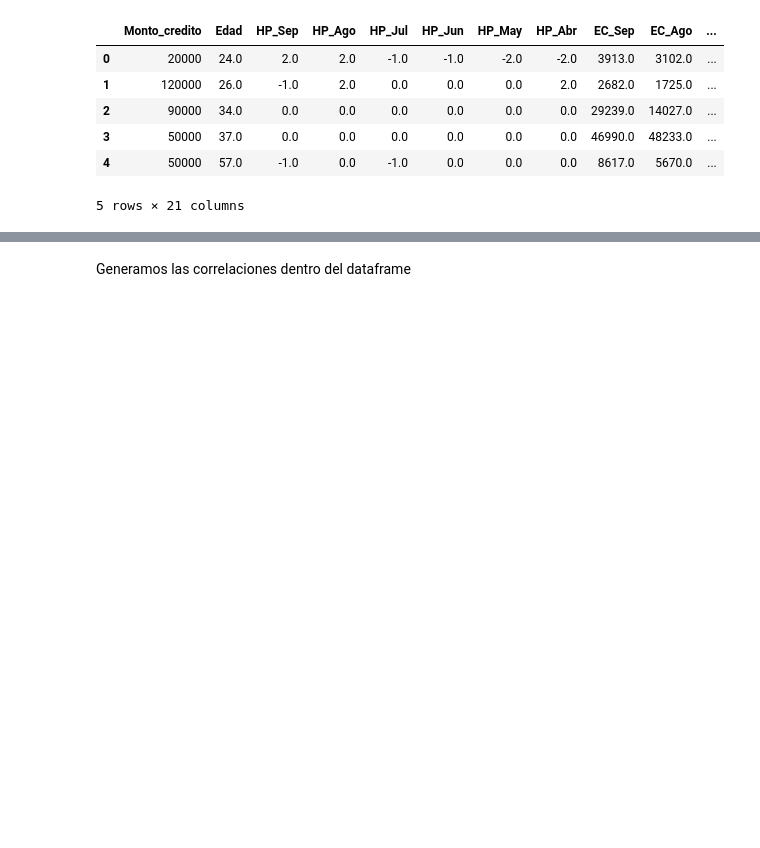
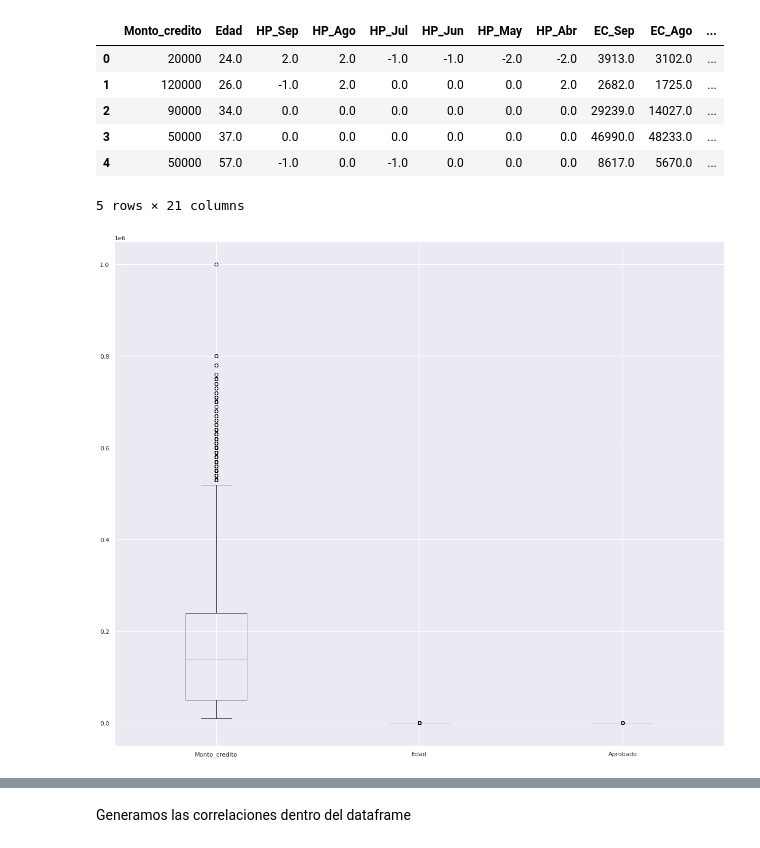
Before and after one commit to PosgradoMNA/actividades-del-projecto-equipo_56, a Jupyter notebook: Actividad1_Equipo56.ipynb, the cells around one changed output, grey strips where cells are left out. Saved outputs shown, nothing was run; the diff lists cells and outputs as text; code cells hidden in the pictures; blank space fills up the shorter version.

Commit message:
BoxPlot

```diff
--- a/Actividad1_Equipo56.ipynb
+++ b/Actividad1_Equipo56.ipynb
@@ -578,7 +578,7 @@ Leer archivo CSV y colocar los nombres de las columnas
 # %%
 url = 'https://raw.githubusercontent.com/PosgradoMNA/Actividades_Aprendizaje-/main/default%20of%20credit%20card%20clients.csv'
 df = pd.read_csv(url)
-df.rename(columns = {'X1' : 'Monto_credito', 'X2': 'Genero','X3':'Educacion','X4':'Estado_civil','X5':'Edad','X6':'HP_Sep','X7':'HP_Ago','X8':'HP_Jul','X9':'HP_Jun','X10':'HP_May','X11':'HP_Abr','X12':'EC_Sep','X13':'EC_Ago','X14':'EC_Jul','X15':'EC_Jun','X16':'EC_May','X17':'HP_Abr','X18':'PA_Sep','X19':'PA_Ago','X20':'PA_Jul','X21':'PA_Jun','X22':'PA_May','X23':'PA_Abr','Y':'Aprobado'}, inplace = True)
+df.rename(columns = {'X1' : 'Monto_credito', 'X2': 'Genero','X3':'Educacion','X4':'Estado_civil','X5':'Edad','X6':'HP_Sep','X7':'HP_Ago','X8':'HP_Jul','X9':'HP_Jun','X10':'HP_May','X11':'HP_Abr','X12':'EC_Sep','X13':'EC_Ago','X14':'EC_Jul','X15':'EC_Jun','X16':'EC_May','X17':'EC_Abr','X18':'PA_Sep','X19':'PA_Ago','X20':'PA_Jul','X21':'PA_Jun','X22':'PA_May','X23':'PA_Abr','Y':'Aprobado'}, inplace = True)
 df.head()
 #ndf = df.iloc[: , :12]
 #ndf['Aprobado'] = df['Y']
@@ -636,3 +636,7 @@ ndf.head()
 | 3 | 50000 | 37.0 | 0.0 | 0.0 | 0.0 | 0.0 | 0.0 | 0.0 | 46990.0 | 48233.0 | ... |
 | 4 | 50000 | 57.0 | -1.0 | 0.0 | -1.0 | 0.0 | 0.0 | 0.0 | 8617.0 | 5670.0 | ... |
 5 rows × 21 columns
+# %%
+boxplot = ndf.boxplot(column=['Monto_credito', 'Edad', 'Aprobado'])
+# %% [output]
+[figure, added]
```
Also changed, not shown: parts of 3 cells of this notebook.
